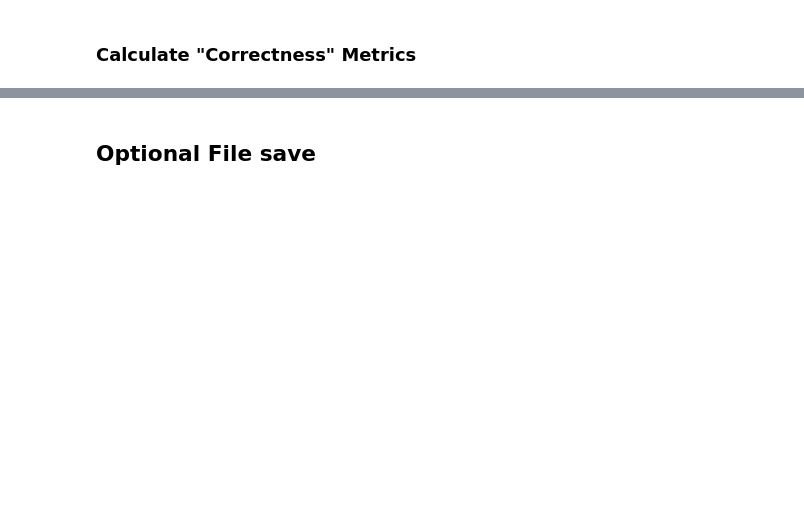
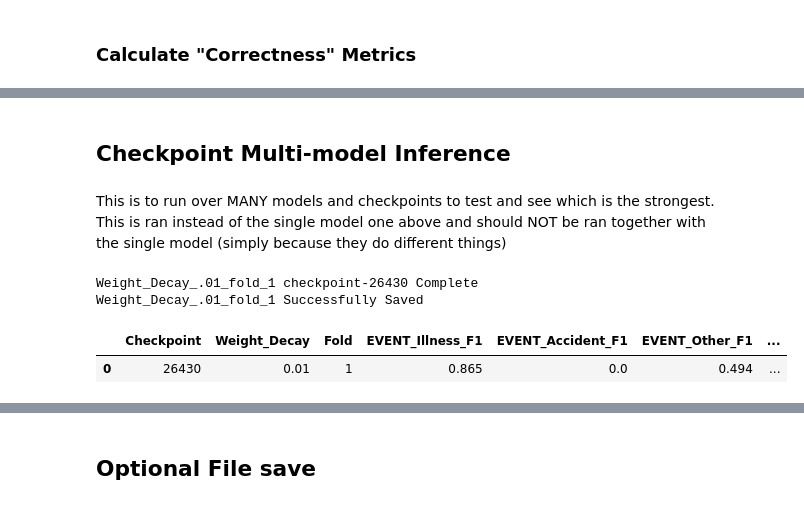
Before and after one commit to HowardZheni/eHRAF_Misfortune_NLP, a Jupyter notebook: HRAF_NLP/HRAF_MultiLabel_SubClasses_Kfolds/HRAF_Inference_multiLabel_SubClasses_Kfolds.ipynb, the cells around one changed output, grey strips where cells are left out. Cells and saved outputs as stored; diff of their text form; code cells hidden in the pictures; blank space fills up the shorter version.

```diff
--- a/HRAF_NLP/HRAF_MultiLabel_SubClasses_Kfolds/HRAF_Inference_multiLabel_SubClasses_Kfolds.ipynb
+++ b/HRAF_NLP/HRAF_MultiLabel_SubClasses_Kfolds/HRAF_Inference_multiLabel_SubClasses_Kfolds.ipynb
@@ -166,0 +213,4 @@ df_scoresSep
+# %% [markdown]
+## Checkpoint Multi-model Inference
+# %% [markdown]
+This is to run over MANY models and checkpoints to test and see which is the strongest. This is ran instead of the single model one above and should NOT be ran together with the single model (simply because they do different things)
@@ -166,0 +309,13 @@ df_scoresSep
+# %%
+#This code will take a LONG time depending on how many models you have. It is recommended to use a GPU
+path = loc+"/Model_3_LearningRates"
+output_str = "Learning_Rate_"
+modelDestinctifier = "Learning_Rate"
+
+df_allScores = checkpointInfer(path=path, data=Hraf, labels=labels, tokenizer_kwargs=tokenizer_kwargs,  classifier_kwargs=classifier_kwargs, folds=True, output_str=output_str, modelDestinctifier= modelDestinctifier)
+df_allScores
+# %% [output]
+Weight_Decay_.01_fold_1 checkpoint-26430 Complete
+Weight_Decay_.01_fold_1 Successfully Saved
+|  | Checkpoint | Weight_Decay | Fold | EVENT_Illness_F1 | EVENT_Accident_F1 | EVENT_Other_F1 | ... |
+| 0 | 26430 | 0.01 | 1 | 0.865 | 0.0 | 0.494 | ... |
```
Also changed, not shown: parts of 24 cells of this notebook, 13 other files.
